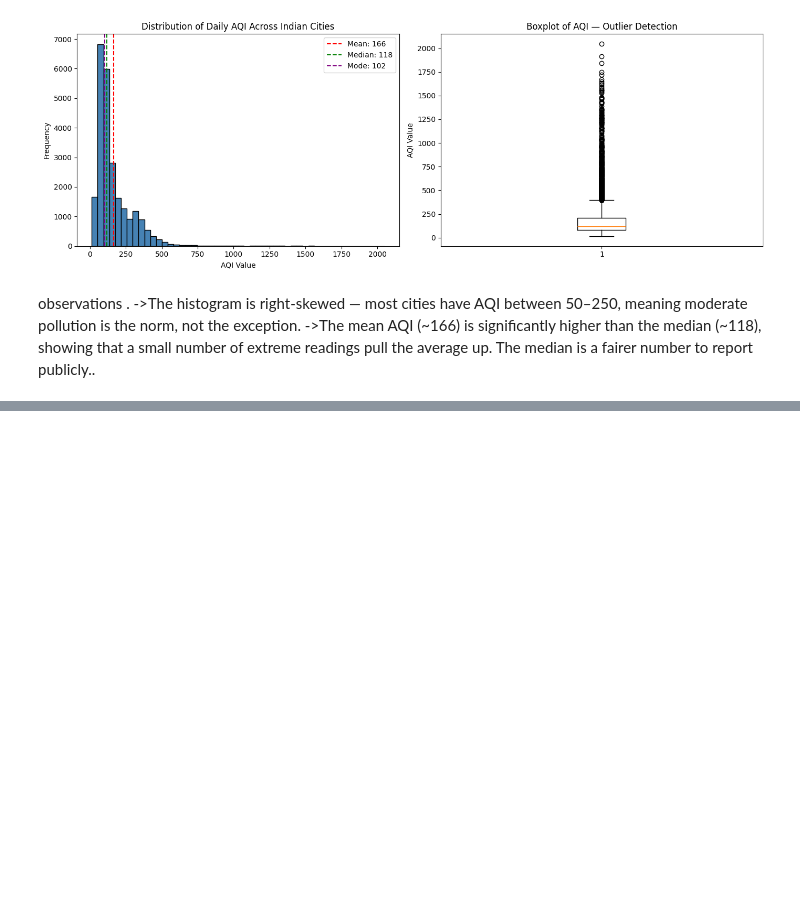
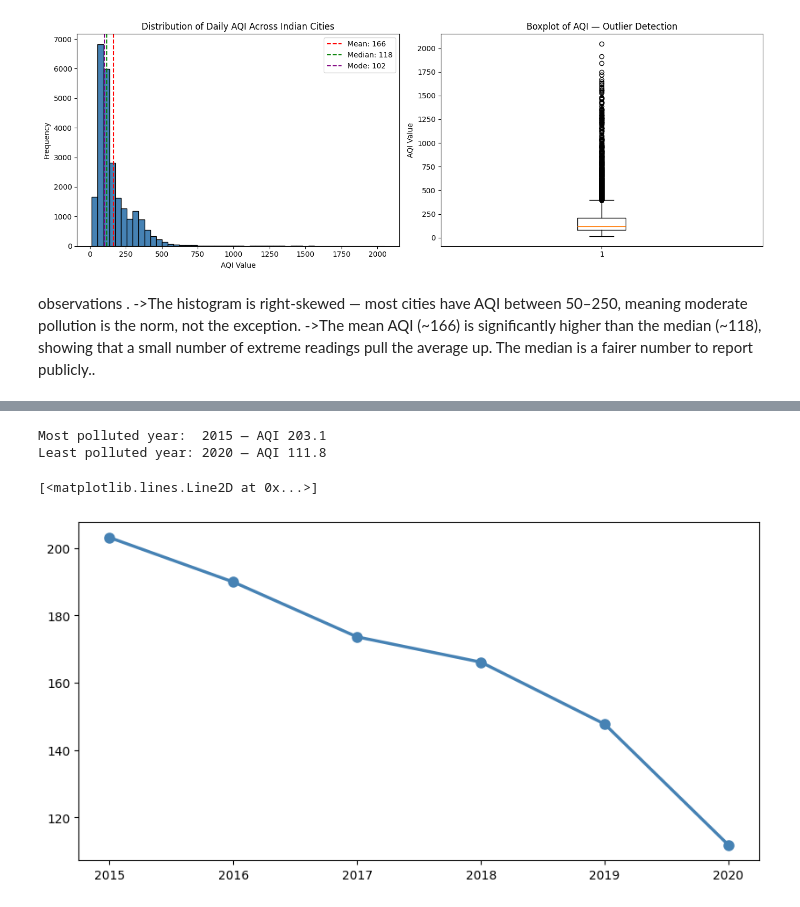
Before and after one commit to jelza04/ML-lab-2547123, a Jupyter notebook: lab1/lab1.ipynb, the cells around one changed output, grey strips where cells are left out. Cells and saved outputs as stored; diff of their text form; code cells hidden in the pictures; blank space fills up the shorter version.

```diff
--- a/lab1/lab1.ipynb
+++ b/lab1/lab1.ipynb
@@ -190,0 +312,13 @@ observations  .
+# %%
+# Step 1: Convert Date from string → datetime object
+city['Date'] = pd.to_datetime(city['Date'])
+city['Year'] = city['Date'].dt.year #extracting year from date column and creating a new column for it, so we can group by year and plot the trend
+# extracting to new column
+yearly_aqi = city.groupby('Year')['AQI'].mean().reset_index() #grouping by year and calculating mean AQI for each year, then resetting index to get a clean DataFrame for plotting
+
+ #Step 3: Group by year and calculate mean AQI
+# skipna=True (default) ignores null values automatically
+yearly_aqi.columns = ['Year', 'Avg_AQI']
+yearly_aqi['Avg_AQI'] = yearly_aqi['Avg_AQI'].round(1) #rounding to 1 decimal place for cleaner display
+print("Yearly average AQI:")
+print(yearly_aqi)
@@ -190,0 +334,19 @@ observations  .
+# %%
+# Step 4: Identify most and least polluted years
+max_year = yearly_aqi.loc[yearly_aqi['Avg_AQI'].idxmax()]
+min_year = yearly_aqi.loc[yearly_aqi['Avg_AQI'].idxmin()]
+print(f"\nMost polluted year:  {int(max_year['Year'])} — AQI {max_year['Avg_AQI']}")
+print(f"Least polluted year: {int(min_year['Year'])} — AQI {min_year['Avg_AQI']}")
+# %% [output]
+Most polluted year:  2015 — AQI 203.1
+Least polluted year: 2020 — AQI 111.8
+# %%
+# Step 5: Plot the trend
+fig, ax = plt.subplots(figsize=(10, 5))
+
+ax.plot(yearly_aqi['Year'], yearly_aqi['Avg_AQI'],
+        color='steelblue', linewidth=2.5, marker='o',
+        markersize=8, label='Average AQI')
+# %% [output]
+[<matplotlib.lines.Line2D at 0x...>]
+[figure, added]
```
Also changed, not shown: parts of 29 cells of this notebook, 4 other files.
